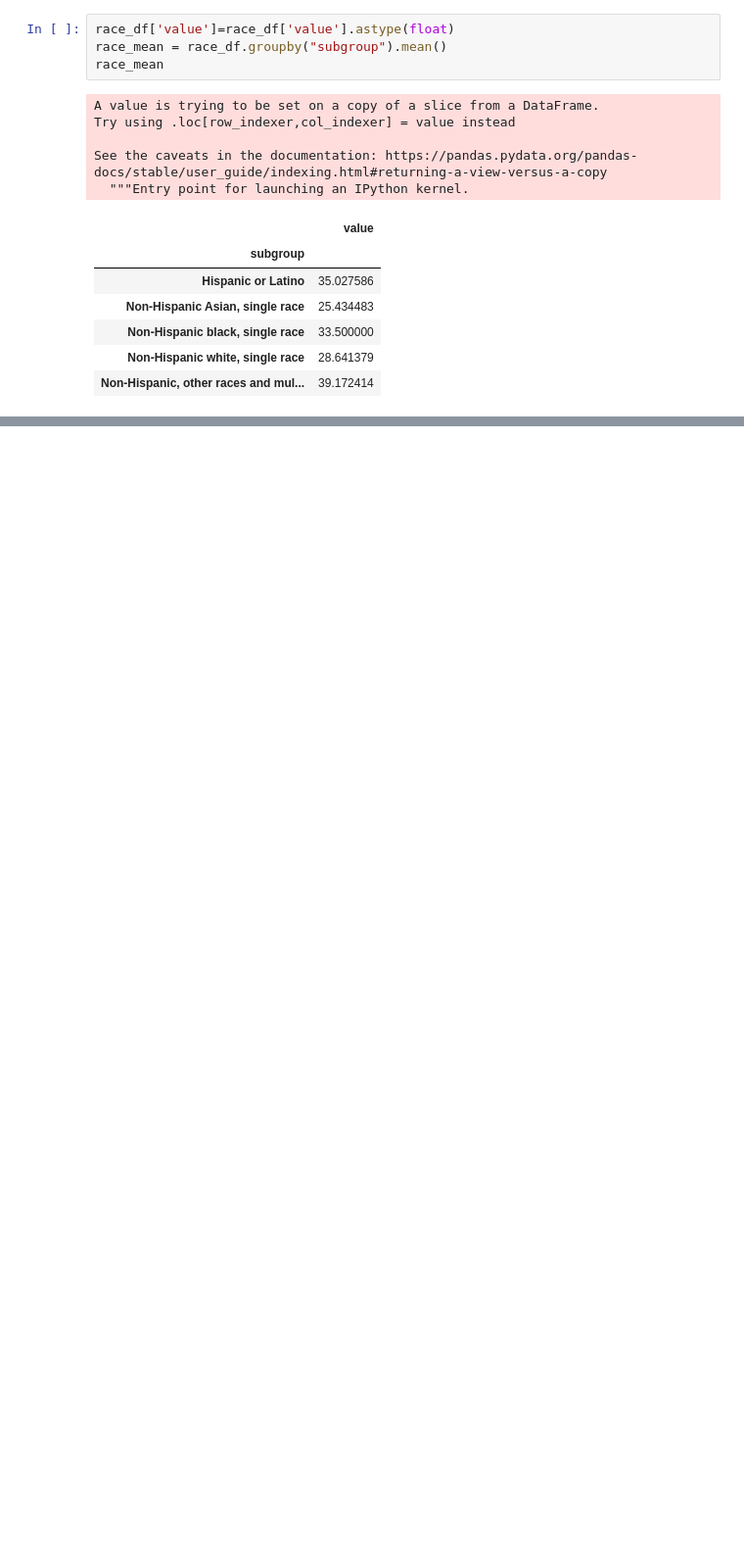
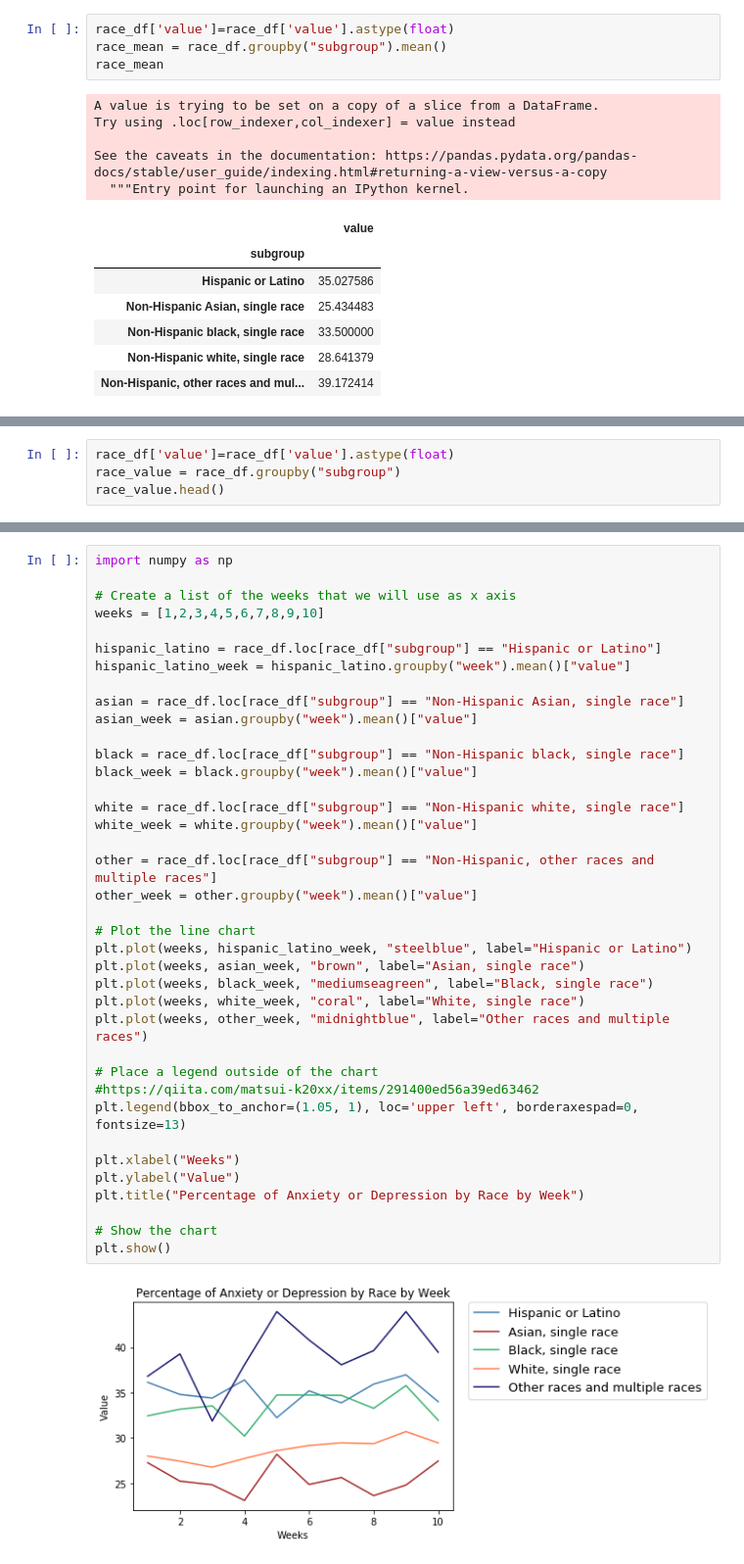
Before and after one commit to d-hires/Pandemic-Warriors-Project-1, a Jupyter notebook: Race.ipynb, the cells around one changed output, grey strips where cells are left out. Shown: that part at 98% size. Saved outputs shown, nothing was run; the diff lists cells and outputs as text; blank space fills up the shorter version.

```diff
--- a/Race.ipynb
+++ b/Race.ipynb
@@ -106,0 +86,4 @@ See the caveats in the documentation: https://pandas.pydata.org/pandas-docs/stab
+# %%
+race_df['value']=race_df['value'].astype(float)
+race_value = race_df.groupby("subgroup")
+race_value.head()
@@ -106,0 +113,40 @@ See the caveats in the documentation: https://pandas.pydata.org/pandas-docs/stab
+# %%
+import numpy as np
+
+# Create a list of the weeks that we will use as x axis
+weeks = [1,2,3,4,5,6,7,8,9,10]
+
+hispanic_latino = race_df.loc[race_df["subgroup"] == "Hispanic or Latino"]
+hispanic_latino_week = hispanic_latino.groupby("week").mean()["value"]
+
+asian = race_df.loc[race_df["subgroup"] == "Non-Hispanic Asian, single race"]
+asian_week = asian.groupby("week").mean()["value"]
+
+black = race_df.loc[race_df["subgroup"] == "Non-Hispanic black, single race"]
+black_week = black.groupby("week").mean()["value"]
+
+white = race_df.loc[race_df["subgroup"] == "Non-Hispanic white, single race"]
+white_week = white.groupby("week").mean()["value"]
+
+other = race_df.loc[race_df["subgroup"] == "Non-Hispanic, other races and multiple races"]
+other_week = other.groupby("week").mean()["value"]
+
+# Plot the line chart
+plt.plot(weeks, hispanic_latino_week, "steelblue", label="Hispanic or Latino")
+plt.plot(weeks, asian_week, "brown", label="Asian, single race")
+plt.plot(weeks, black_week, "mediumseagreen", label="Black, single race")
+plt.plot(weeks, white_week, "coral", label="White, single race")
+plt.plot(weeks, other_week, "midnightblue", label="Other races and multiple races")
+
+# Place a legend outside of the chart
+#https://qiita.com/matsui-k20xx/items/291400ed56a39ed63462
+plt.legend(bbox_to_anchor=(1.05, 1), loc='upper left', borderaxespad=0, fontsize=13)
+
+plt.xlabel("Weeks")
+plt.ylabel("Value")
+plt.title("Percentage of Anxiety or Depression by Race by Week")
+
+# Show the chart
+plt.show()
+# %% [output]
+[figure, added]
```
Also changed, not shown: parts of 4 cells of this notebook.
